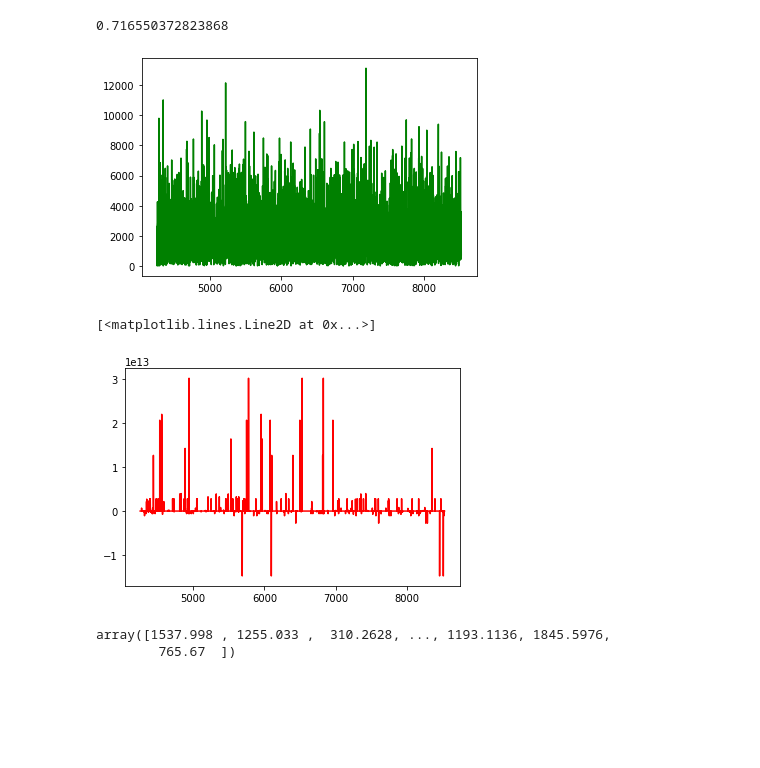
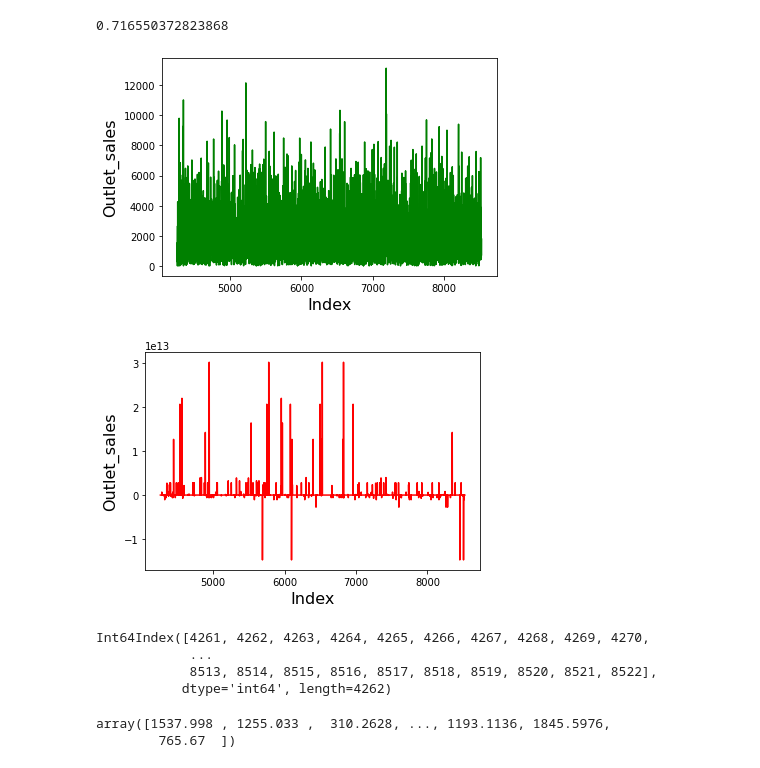
Before and after one commit to DimpiTiwary/Big_Mart_Prediction, a Jupyter notebook: Copy_of_Analysis_of_data_in_big_mart.ipynb, the cells around one changed output. Drawn from its saved outputs; the diff is of its cells as text; code cells hidden in the pictures; blank space fills up the shorter version.

```diff
--- a/Copy_of_Analysis_of_data_in_big_mart.ipynb
+++ b/Copy_of_Analysis_of_data_in_big_mart.ipynb
@@ -202,12 +206,22 @@ model.score(x_train, y_train)
 y_pred = model.predict(x_test)
 # %%
 plt.plot(y_test.index, y_test, label = "actual", color = "green")
+plt.xlabel("Index", fontsize=16)
+plt.ylabel("Outlet_sales", fontsize = 16);
 plt.show()
 plt.plot(y_test.index, y_pred, label = "predicted", color = "red")
+plt.xlabel("Index", fontsize=16)
+plt.ylabel("Outlet_sales", fontsize= 16);
 # %% [output]
-[figure, old version]
+[figure, new version]
-[<matplotlib.lines.Line2D at 0x...>]
-[figure, old version]
+[figure, new version]
+# %%
+y_test.index
+# %% [output]
+Int64Index([4261, 4262, 4263, 4264, 4265, 4266, 4267, 4268, 4269, 4270,
+            ...
+            8513, 8514, 8515, 8516, 8517, 8518, 8519, 8520, 8521, 8522],
+           dtype='int64', length=4262)
 # %%
 y_test.values
 # %% [output]
```
Also changed, not shown: parts of 1 cell of this notebook.
